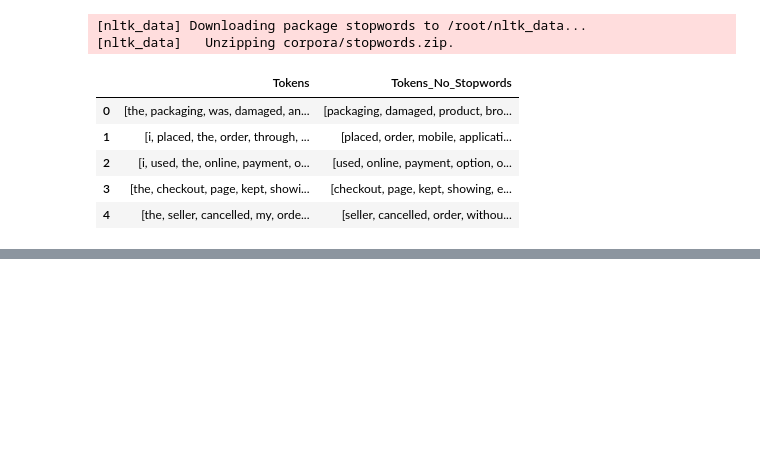
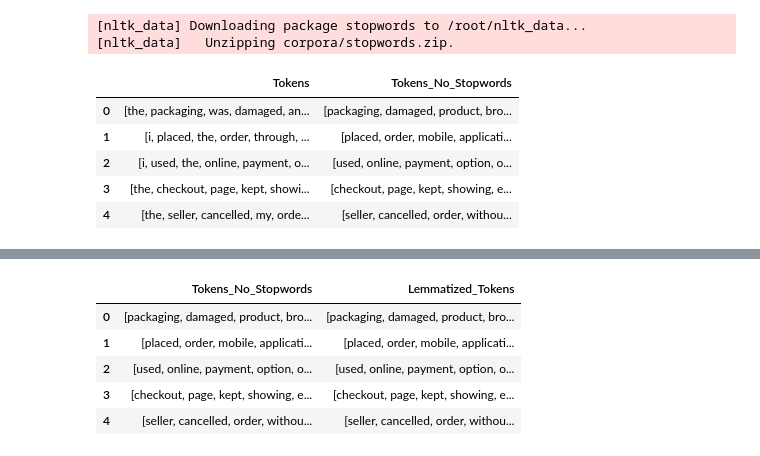
Before and after one commit to AbhishekShah272002/Deep-Learning-and-NLP, a Jupyter notebook: NLP_Based_Sentiment_Analysis_of_E_Commerce_Customer_Feedback.ipynb, the cells around one changed output, grey strips where cells are left out. Saved outputs shown, nothing was run; the diff lists cells and outputs as text; code cells hidden in the pictures; blank space fills up the shorter version.

```diff
--- a/NLP_Based_Sentiment_Analysis_of_E_Commerce_Customer_Feedback.ipynb
+++ b/NLP_Based_Sentiment_Analysis_of_E_Commerce_Customer_Feedback.ipynb
@@ -107,3 +107,14 @@ df[["Tokens", "Tokens_No_Stopwords"]].head()
 | 2 | [i, used, the, online, payment, o... | [used, online, payment, option, o... |
 | 3 | [the, checkout, page, kept, showi... | [checkout, page, kept, showing, e... |
 | 4 | [the, seller, cancelled, my, orde... | [seller, cancelled, order, withou... |
+# %%
+nltk.download("wordnet")
+
+lemmatizer = WordNetLemmatizer()
+
+df["Lemmatized_Tokens"] = df["Tokens_No_Stopwords"].apply(
+  lambda words: [lemmatizer.lemmatize(word) for word in words]
+)
+
+df[["Tokens_No_Stopwords", "Lemmatized_Tokens"]].head()
+# %% [output]
@@ -109,0 +123,6 @@ df[["Tokens", "Tokens_No_Stopwords"]].head()
+|  | Tokens_No_Stopwords | Lemmatized_Tokens |
+| 0 | [packaging, damaged, product, bro... | [packaging, damaged, product, bro... |
+| 1 | [placed, order, mobile, applicati... | [placed, order, mobile, applicati... |
+| 2 | [used, online, payment, option, o... | [used, online, payment, option, o... |
+| 3 | [checkout, page, kept, showing, e... | [checkout, page, kept, showing, e... |
+| 4 | [seller, cancelled, order, withou... | [seller, cancelled, order, withou... |
```
Also changed, not shown: parts of 1 cell of this notebook.
